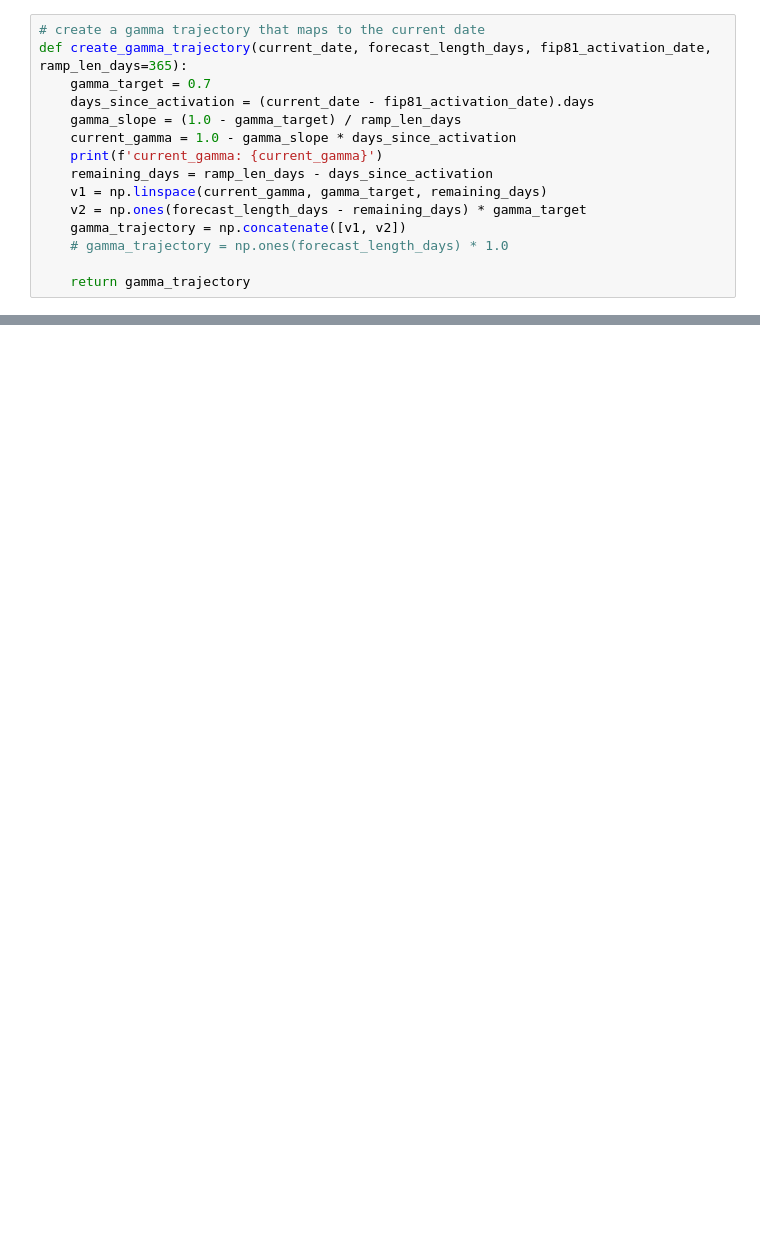
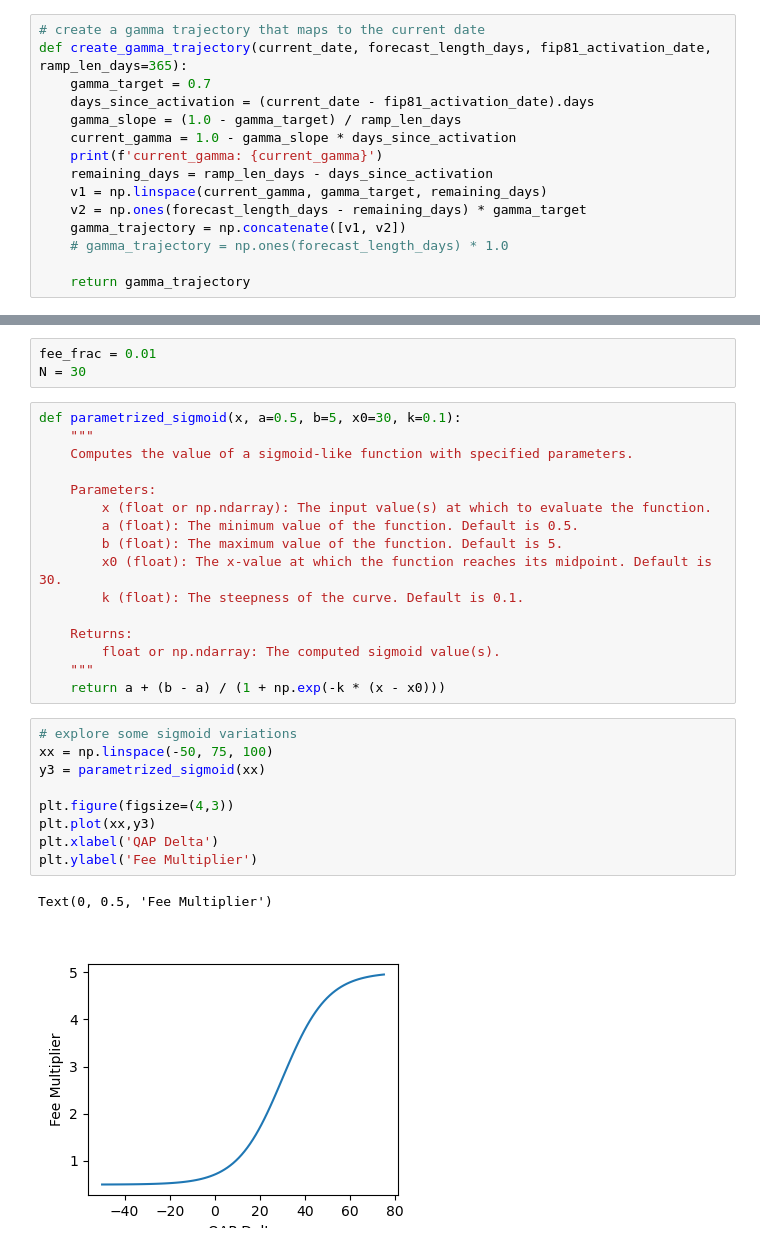
Before and after one commit to CELtd/cel, a Jupyter notebook: notebooks/proof_fees/fees.ipynb, the cells around one changed output, grey strips where cells are left out. Saved outputs shown, nothing was run; the diff lists cells and outputs as text; blank space fills up the shorter version.

```diff
--- a/notebooks/proof_fees/fees.ipynb
+++ b/notebooks/proof_fees/fees.ipynb
@@ -235,0 +178,31 @@ plt.savefig('static_onboarding_fees.png',
+# %%
+fee_frac = 0.01
+N = 30
+# %%
+def parametrized_sigmoid(x, a=0.5, b=5, x0=30, k=0.1):
+    """
+    Computes the value of a sigmoid-like function with specified parameters.
+
+    Parameters:
+        x (float or np.ndarray): The input value(s) at which to evaluate the function.
+        a (float): The minimum value of the function. Default is 0.5.
+        b (float): The maximum value of the function. Default is 5.
+        x0 (float): The x-value at which the function reaches its midpoint. Default is 30.
+        k (float): The steepness of the curve. Default is 0.1.
+
+    Returns:
+        float or np.ndarray: The computed sigmoid value(s).
+    """
+    return a + (b - a) / (1 + np.exp(-k * (x - x0)))
+# %%
+# explore some sigmoid variations
+xx = np.linspace(-50, 75, 100)
+y3 = parametrized_sigmoid(xx)
+
+plt.figure(figsize=(4,3))
+plt.plot(xx,y3)
+plt.xlabel('QAP Delta')
+plt.ylabel('Fee Multiplier')
+# %% [output]
+Text(0, 0.5, 'Fee Multiplier')
+[figure, added]
```
Also changed, not shown: parts of 21 cells of this notebook, 2 other files.
